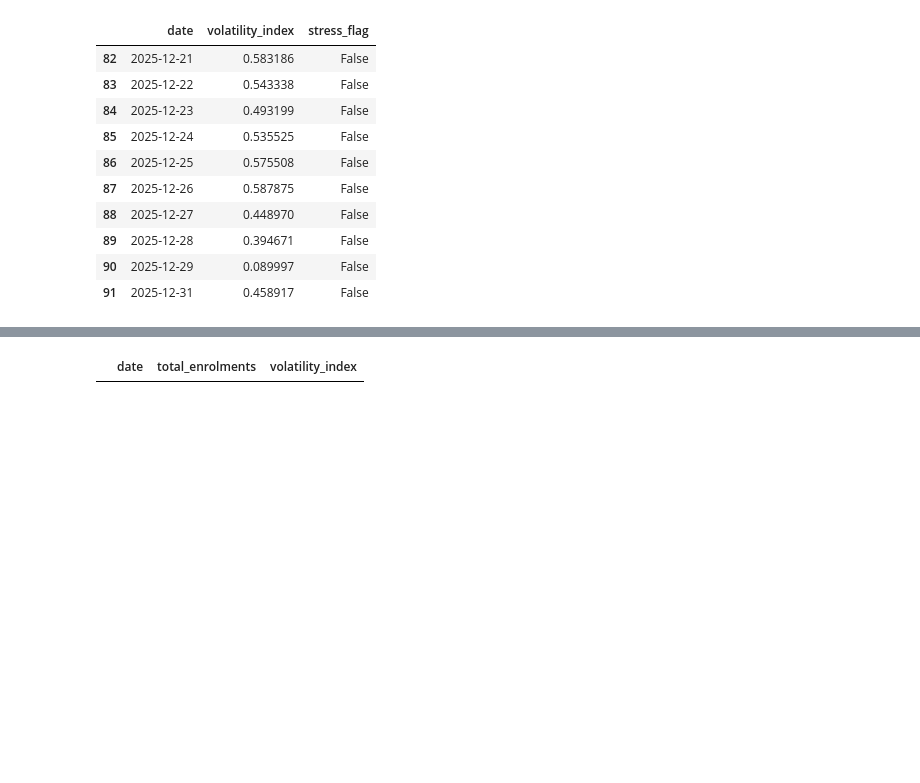
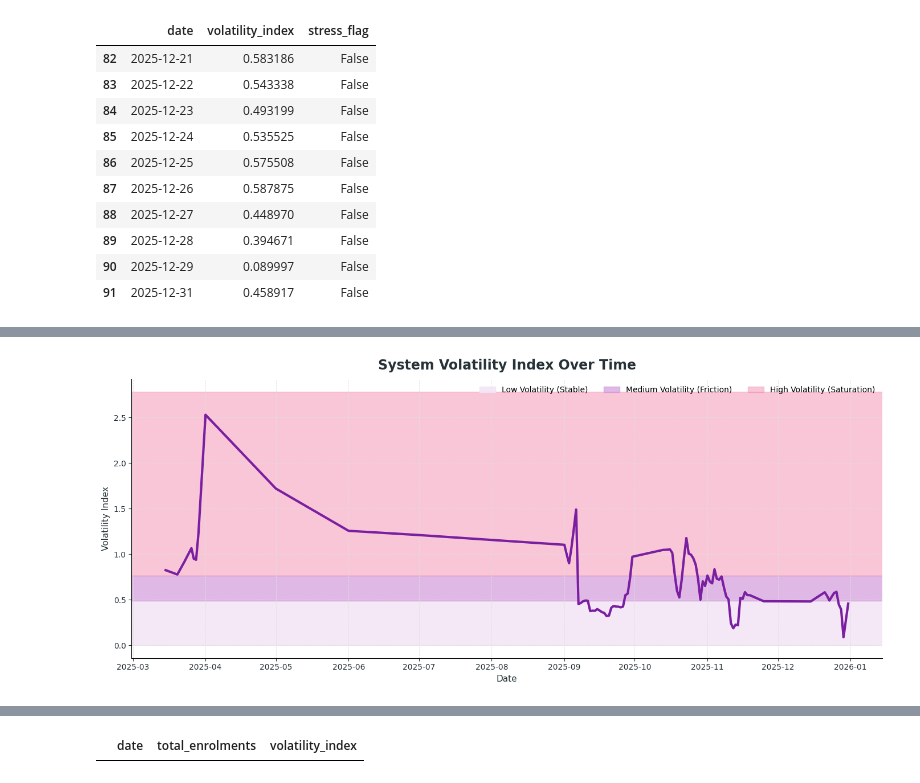
Before and after one commit to akaSakshi/Aadhar-card-dataAnalysis-UAIDI-Hackathon-project, a Jupyter notebook: Notebook/enrollment_data_analysis.ipynb, the cells around one changed output, grey strips where cells are left out. Cells and saved outputs as stored; diff of their text form; code cells hidden in the pictures; blank space fills up the shorter version.

```diff
--- a/Notebook/enrollment_data_analysis.ipynb
+++ b/Notebook/enrollment_data_analysis.ipynb
@@ -596,0 +449,78 @@ plt.show()
+# %%
+import matplotlib.pyplot as plt
+import numpy as np
+
+# Colour palette (dashboard theme)
+LINE_COLOR   = "#7B1FA2"   # deep purple
+LOW_COLOR    = "#F3E5F5"   # very light lavender
+MID_COLOR    = "#CE93D8"   # soft purple
+HIGH_COLOR   = "#F48FB1"   # pink highlight
+GRID_COLOR   = "#E0E0E0"
+TEXT_COLOR   = "#263238"
+
+# Thresholds (adjust if needed)
+LOW_TH  = daily_core["volatility_index"].quantile(0.33)
+HIGH_TH = daily_core["volatility_index"].quantile(0.66)
+
+plt.figure(figsize=(14, 6))
+
+# Background threshold bands
+plt.axhspan(
+    0, LOW_TH,
+    color=LOW_COLOR,
+    alpha=0.9,
+    label="Low Volatility (Stable)"
+)
+
+plt.axhspan(
+    LOW_TH, HIGH_TH,
+    color=MID_COLOR,
+    alpha=0.65,
+    label="Medium Volatility (Friction)"
+)
+
+plt.axhspan(
+    HIGH_TH, daily_core["volatility_index"].max() * 1.1,
+    color=HIGH_COLOR,
+    alpha=0.5,
+    label="High Volatility (Saturation)"
+)
+
+# Main volatility line
+plt.plot(
+    daily_core["date"],
+    daily_core["volatility_index"],
+    color=LINE_COLOR,
+    linewidth=3
+)
+
+# Title & labels
+plt.title(
+    "System Volatility Index Over Time",
+    fontsize=17,
+    fontweight="bold",
+    color=TEXT_COLOR,
+    pad=12
+)
+
+plt.xlabel("Date", fontsize=11, color=TEXT_COLOR)
+plt.ylabel("Volatility Index", fontsize=11, color=TEXT_COLOR)
+
+# Grid & styling
+plt.grid(
+    True,
+    linestyle="--",
+    linewidth=0.6,
+    color=GRID_COLOR
+)
+
+ax = plt.gca()
+ax.spines["top"].set_visible(False)
+ax.spines["right"].set_visible(False)
+ax.tick_params(colors=TEXT_COLOR)
+
+plt.legend(frameon=False, ncol=3)
+plt.tight_layout()
+plt.show()
+# %% [output]
+[figure, added]
```
Also changed, not shown: parts of 32 cells of this notebook.
